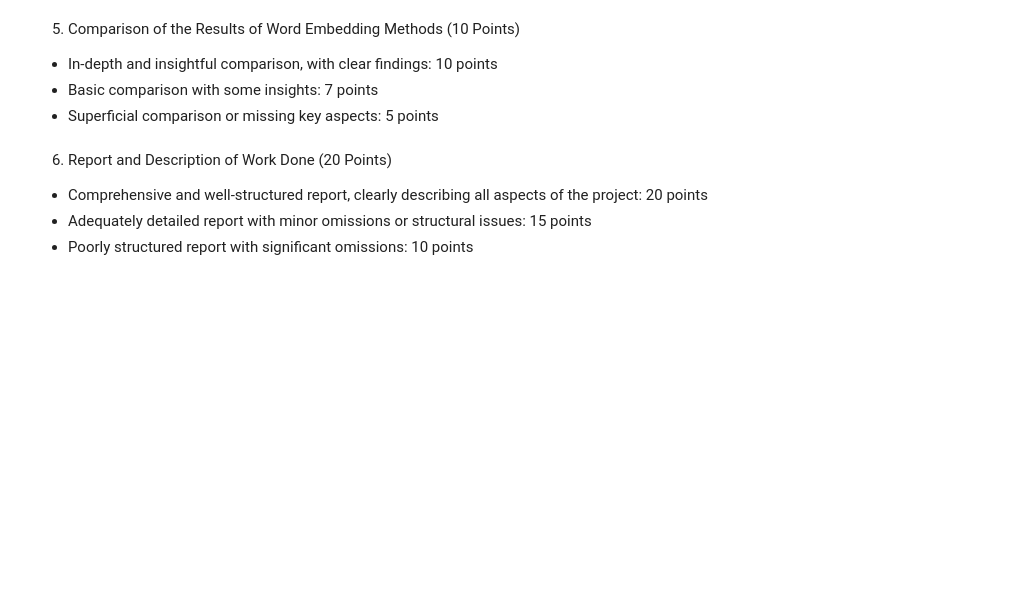
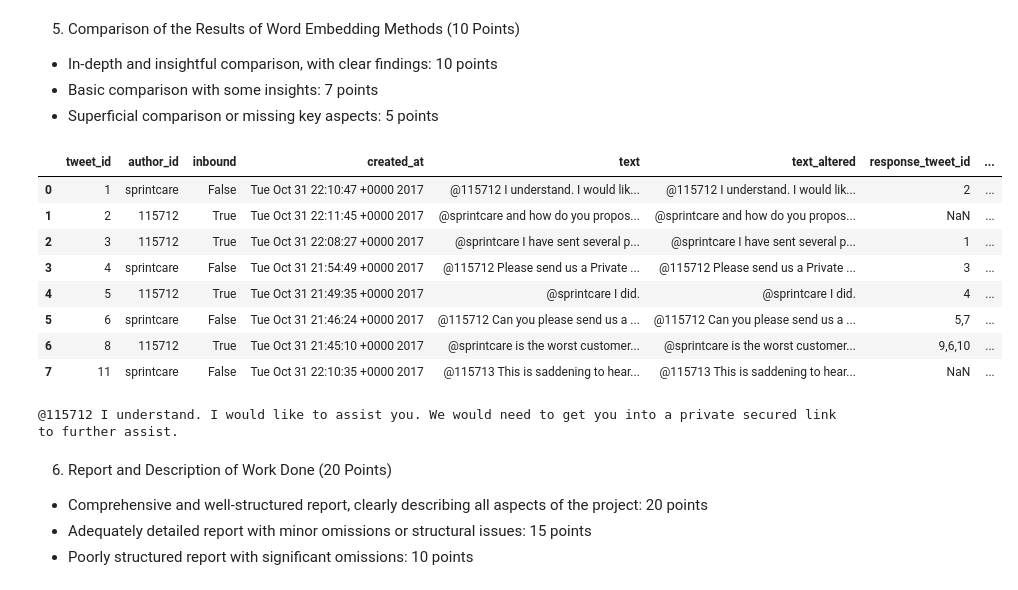
Before and after one commit to luizdataeng/project_nlp_fanshawe, a Jupyter notebook: main.ipynb, the cells around one changed output. Cells and saved outputs as stored; diff of their text form; code cells hidden in the pictures; blank space fills up the shorter version.

```diff
--- a/main.ipynb
+++ b/main.ipynb
@@ -540,6 +695,37 @@ Processing time: 2.1856 seconds
 - In-depth and insightful comparison, with clear findings: 10 points
 - Basic comparison with some insights: 7 points
 - Superficial comparison or missing key aspects: 5 points
+# %%
+# Do a sample test dataset to next process of comparison
+test_dataset = pd.read_csv('sample.csv',sep=';',encoding = 'latin1')
+test_dataset.head(8)
+# %% [output]
+|  | tweet_id | author_id | inbound | created_at | text | text_altered | response_tweet_id | ... |
+| 0 | 1 | sprintcare | False | Tue Oct 31 22:10:47 +0000 2017 | @115712 I understand. I would lik... | @115712 I understand. I would lik... | 2 | ... |
+| 1 | 2 | 115712 | True | Tue Oct 31 22:11:45 +0000 2017 | @sprintcare and how do you propos... | @sprintcare and how do you propos... | NaN | ... |
+| 2 | 3 | 115712 | True | Tue Oct 31 22:08:27 +0000 2017 | @sprintcare I have sent several p... | @sprintcare I have sent several p... | 1 | ... |
+| 3 | 4 | sprintcare | False | Tue Oct 31 21:54:49 +0000 2017 | @115712 Please send us a Private ... | @115712 Please send us a Private ... | 3 | ... |
+| 4 | 5 | 115712 | True | Tue Oct 31 21:49:35 +0000 2017 | @sprintcare I did. | @sprintcare I did. | 4 | ... |
+| 5 | 6 | sprintcare | False | Tue Oct 31 21:46:24 +0000 2017 | @115712 Can you please send us a ... | @115712 Can you please send us a ... | 5,7 | ... |
+| 6 | 8 | 115712 | True | Tue Oct 31 21:45:10 +0000 2017 | @sprintcare is the worst customer... | @sprintcare is the worst customer... | 9,6,10 | ... |
+| 7 | 11 | sprintcare | False | Tue Oct 31 22:10:35 +0000 2017 | @115713 This is saddening to hear... | @115713 This is saddening to hear... | NaN | ... |
+# %%
+# I will a similarity test to understand the methods difference
+
+from sklearn.metrics.pairwise import cosine_similarity
+
+# Example
+print(test_dataset['text_altered'])
+# sent2 = "The order made me feel great."
+#
+# # Embed using spaCy
+# vec1 = nlp(sent1).vector
+# vec2 = nlp(sent2).vector
+#
+# similarity = cosine_similarity([vec1], [vec2])[0][0]
+# print(f"Cosine similarity: {similarity}")
+# %% [output]
+@115712 I understand. I would like to assist you. We would need to get you into a private secured link to further assist.
 # %% [markdown]
 6. Report and Description of Work Done (20 Points)
 - Comprehensive and well-structured report, clearly describing all aspects of the project: 20 points
```
Also changed, not shown: parts of 13 cells of this notebook, 2 other files.
